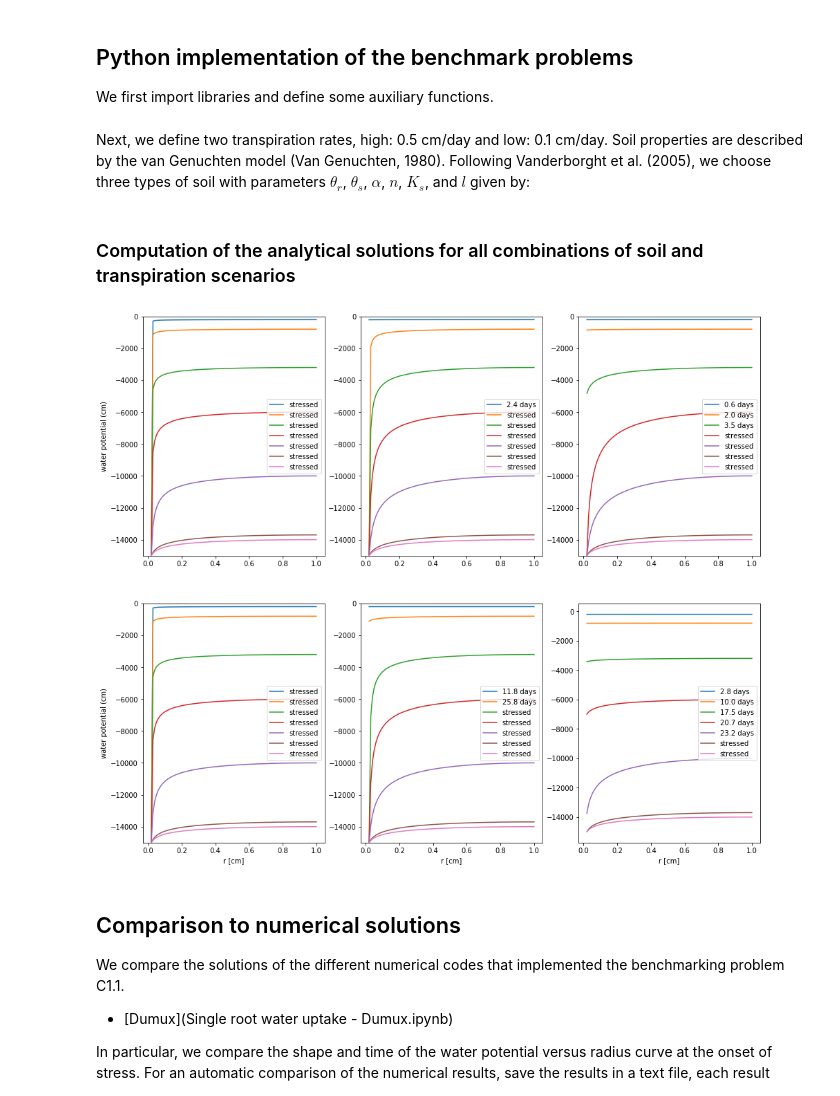
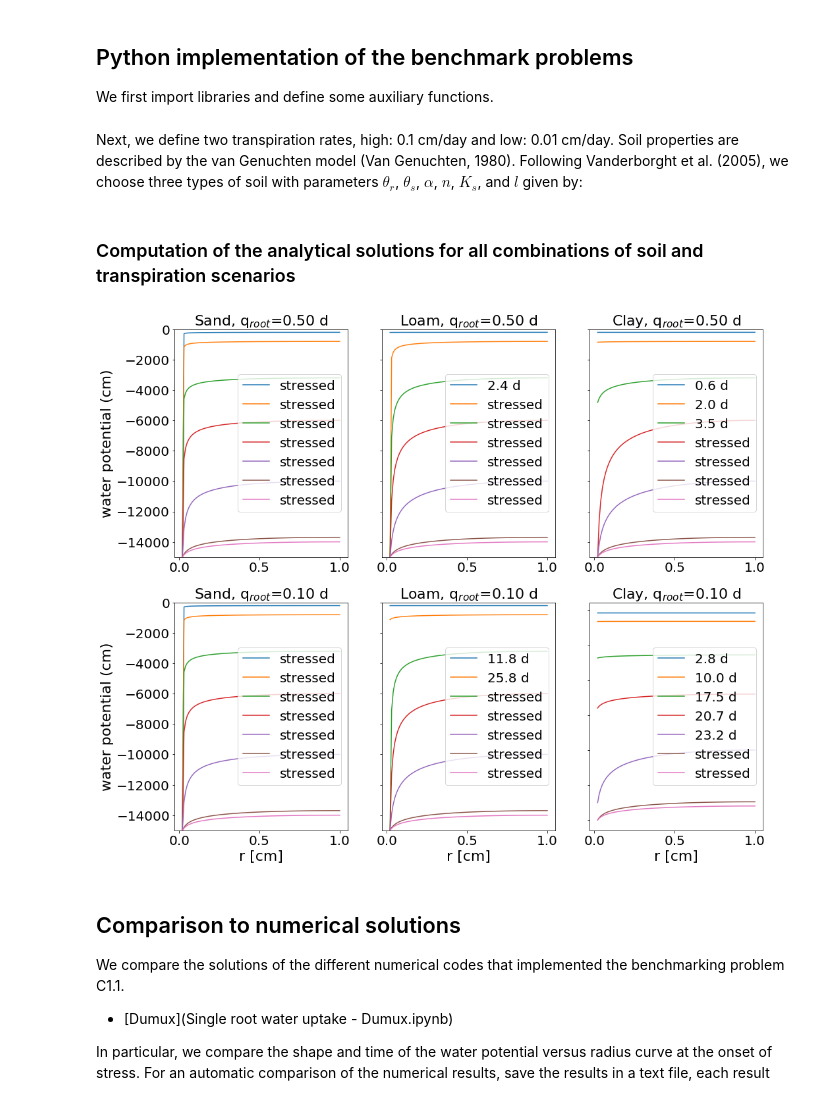
Before and after one commit to RSA-benchmarks/collaborative-comparison, a Jupyter notebook: Single root water uptake.ipynb, the cells around one changed output. Drawn from its saved outputs; the diff is of its cells as text; code cells hidden in the pictures.

Commit message:
made plots nicer

```diff
--- a/Single root water uptake.ipynb
+++ b/Single root water uptake.ipynb
@@ -82,7 +82,7 @@ def h(MFP_given,sp):
     h = optimize.brentq(MFP_root, -15000, 0)
     return h
 # %% [markdown]
-Next, we define two transpiration rates, high: 0.5 cm/day and low: 0.1 cm/day. Soil properties are described by the van Genuchten model (Van Genuchten, 1980). Following Vanderborght et al. (2005), we choose three types of soil with parameters $\theta_r$, $\theta_s$, $\alpha$, $n$, $K_s$, and $l$ given by:
+Next, we define two transpiration rates, high: 0.1 cm/day and low: 0.01 cm/day. Soil properties are described by the van Genuchten model (Van Genuchten, 1980). Following Vanderborght et al. (2005), we choose three types of soil with parameters $\theta_r$, $\theta_s$, $\alpha$, $n$, $K_s$, and $l$ given by:
 # %%
 #sand = Parameters(0.02, 0.46, 0.0144, 1.534, 15.42, -0.215)
 #loam = Parameters(0.01, 0.42, 0.0084, 1.441, 12.98, -1.497)
@@ -101,38 +101,47 @@ h_lim = -15000   # cm
 q_out = 0#q_root * (r_root/(2*r_out))
 r = np.linspace(r_root, r_out, 100)
 fig, ax = plt.subplots(2, 3,figsize=(16, 14))
-h_stressonset=[]
+h_stressonset=[]; soils=["Sand", "Loam", "Clay"];
 for s,soil in enumerate([sand, loam, clay]):
     for q,q_root in enumerate([0.5,0.1]):    # q_root in [cm/d], high and low transpiration
         #
         crit=0
         for k in range(len(h_out)):
             MFP_nostress = MFP(h_out[k],soil) + (q_root*r_root-q_out*r_out)*(r**2/r_root**2/(2*(1-rho**2))+rho**2/(1-rho**2)*(np.log(r_out/r)-0.5)) + q_out*r_out*np.log(r/r_out)
             MFP_stress  = (MFP(h_out[k],soil)+q_out*r_out*np.log(1/rho))*( (r**2/r_root**2 - 1 + 2*rho**2*np.log(r_root/r))/(rho**2 - 1+2*rho**2*np.log(1/rho)) ) + q_out*r_out*np.log(r/r_root)
             h_radial = np.zeros(len(r)); wc_radial = np.zeros(len(r));
             if np.amin(MFP_nostress)>0:   #no stress
                 for i in range(len(r)):
                     h_radial[i] = h(MFP_nostress[i],soil)
                     wc_radial[i] = water_content(h_radial[i],soil)
             else:               # stress
                 for i in range(len(r)):
                     h_radial[i] = h(MFP_stress[i],soil)
                     wc_radial[i] = water_content(h_radial[i],soil)
             # plots
             Q = np.trapz(wc_radial*r,r)
             if np.amin(MFP_nostress)>0:   #no stress
                 simtime=((r_out**2-r_root**2)*3.14*water_content(-100,soil) - Q*2*3.14)/(2*r_root*3.14*q_root)
-                ax[int(q),int(s)].plot(r,h_radial,label="{:.1f}".format(simtime) + ' days')
+                ax[int(q),int(s)].plot(r,h_radial,label="{:.1f}".format(simtime) + ' d')
             else:
                 ax[int(q),int(s)].plot(r,h_radial,label='stressed')
             ax[1,int(s)].set_xlabel("r [cm]")
             ax[int(q),0].set_ylabel("water potential (cm)")
+            ax[int(q),1].set_yticklabels([]);ax[int(q),2].set_yticklabels([])
             ax[int(q),int(s)].set_ylim(-15000,0)
             ax[int(q),int(s)].legend(loc=7)
+            ax[int(q),int(s)].title.set_text(soils[int(s)]+r', q$_{root}$='+"{:.2f}".format(q_root)+" d")
 plt.axis('tight')
-plt.show()
+plt.rc('font', size=20)          # controls default text sizes
+plt.rc('axes', titlesize=22)     # fontsize of the axes title
+plt.rc('axes', labelsize=22)    # fontsize of the x and y labels
+plt.rc('xtick', labelsize=20)    # fontsize of the tick labels
+plt.rc('ytick', labelsize=20)    # fontsize of the tick labels
+plt.rc('legend', fontsize=20)    # legend fontsize
+plt.rc('figure', titlesize=22)  # fontsize of the figure title
+plt.savefig('c11.png', dpi=300, bbox_inches = "tight")
 # %% [output]
-[figure, old version]
+[figure, new version]
 # %% [markdown]
 ## Comparison to numerical solutions
 
```
Also changed, not shown: parts of 1 cell of this notebook.
